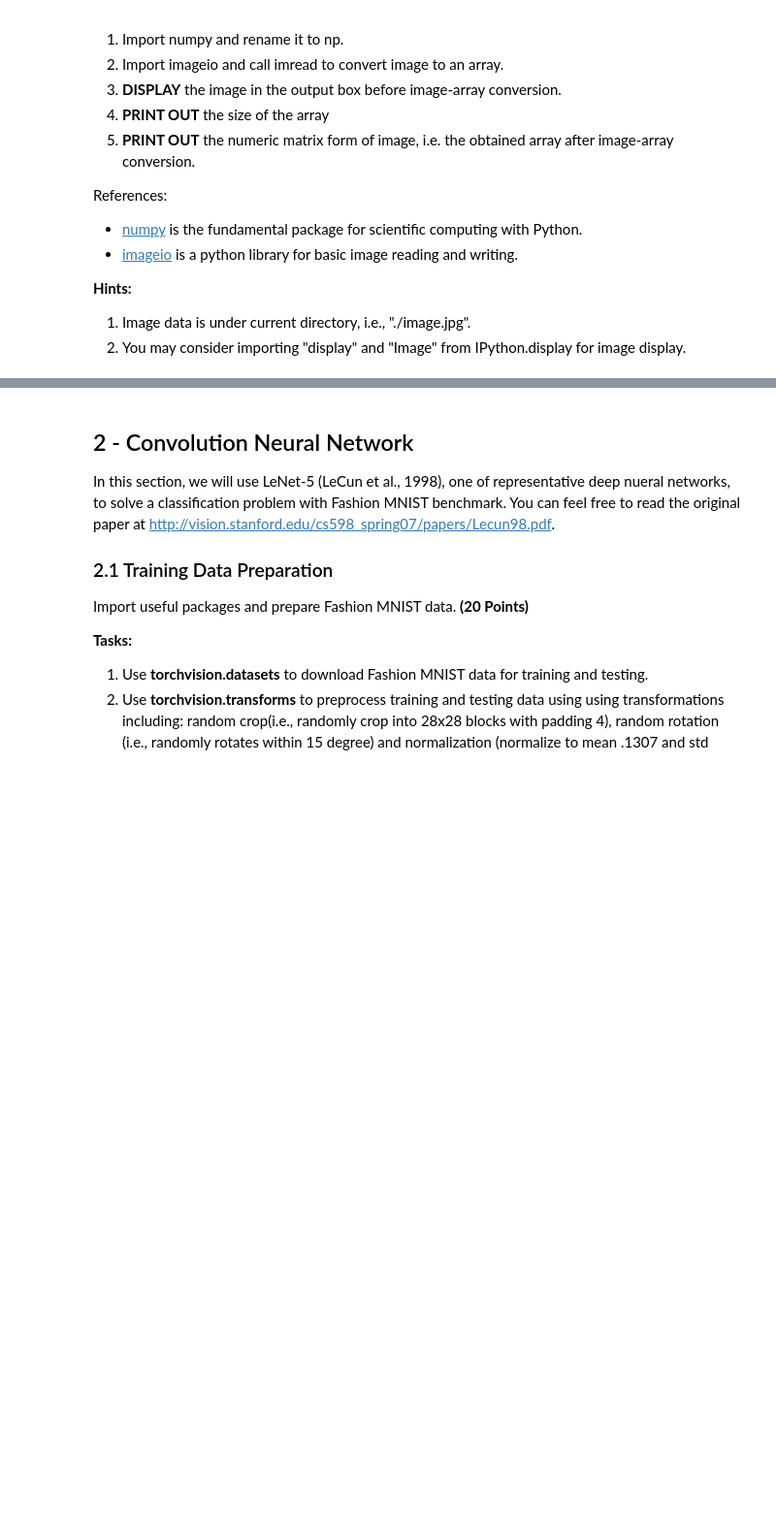
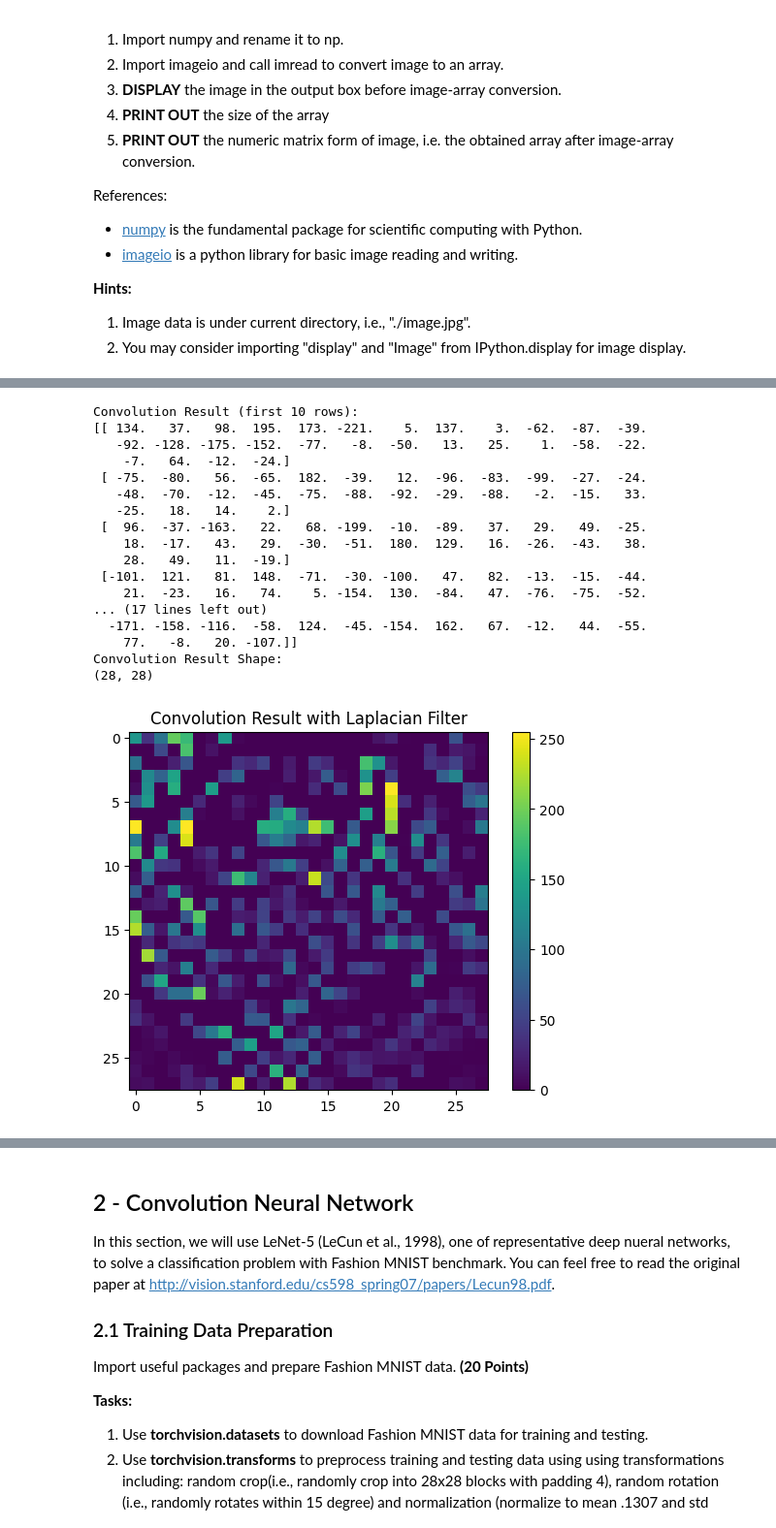
Before and after one commit to j21j/CAP4630, a Jupyter notebook: HW3/CAP4630_HW3_Jones.ipynb, the cells around one changed output, grey strips where cells are left out. Shown at 97% size. Saved outputs shown, nothing was run; the diff lists cells and outputs as text; code cells hidden in the pictures; blank space fills up the shorter version.

```diff
--- a/HW3/CAP4630_HW3_Jones.ipynb
+++ b/HW3/CAP4630_HW3_Jones.ipynb
@@ -81,22 +105,63 @@ Process the obtained array from the image with convolution operation. **(20 Poin
 # %%
 # 1.2 Implementation of Convolution Filter
 
 ######## Convolution with Laplacian Filter ##################
 
 # 1. Prepare a 3X3 Laplacian kernel (aka Laplacial filter) with array as convolution filter.
-
+laplacian_kernel = np.array([[0, 1, 0],
+                             [1, -4, 1],
+                             [0, 1, 0]])
 
 # 2. Conduct convolution on image with prepared kernel.
+# prep for convolution
+img_height, img_width = img_matrix.shape[:2] # get dimensions of og image
+output_height = img_height - 2
+output_width = img_width - 2
+convolution_result = np.zeros((output_height, output_width))
 
+# conduct convolution
+for i in range(1, img_height - 1):
+    for j in range(1, img_width - 1):
+        # Extract 3x3 region from image
+        region = img_matrix[i-1:i+2, j-1:j+2]
+        # Apply element-wise multiplication and sum the result
+        convolution_value = np.sum(region * laplacian_kernel)
+        convolution_result[i-1, j-1] = convolution_value
 
 # 3. PRINT OUT convolution result for first ten rows.
-
+print("Convolution Result (first 10 rows):")
+print(convolution_result[:10])
 
 # 4. PRINT OUT the shape of the convolution result.
+print("Convolution Result Shape:")
+print(convolution_result.shape)
 
 
 # 5. DISPLAY convolution result as image with matplotlib. (Don't worry about the value <0 or >255.
 # Scaling process will be conducted in imshow function to make sure valid display.)
+plt.imshow(convolution_result, vmin=0, vmax=255)
+plt.title("Convolution Result with Laplacian Filter")
+plt.colorbar()
+plt.show()
+# %% [output]
+Convolution Result (first 10 rows):
+[[ 134.   37.   98.  195.  173. -221.    5.  137.    3.  -62.  -87.  -39.
+   -92. -128. -175. -152.  -77.   -8.  -50.   13.   25.    1.  -58.  -22.
+    -7.   64.  -12.  -24.]
+ [ -75.  -80.   56.  -65.  182.  -39.   12.  -96.  -83.  -99.  -27.  -24.
+   -48.  -70.  -12.  -45.  -75.  -88.  -92.  -29.  -88.   -2.  -15.   33.
+   -25.   18.   14.    2.]
+ [  96.  -37. -163.   22.   68. -199.  -10.  -89.   37.   29.   49.  -25.
+    18.  -17.   43.   29.  -30.  -51.  180.  129.   16.  -26.  -43.   38.
+    28.   49.   11.  -19.]
+ [-101.  121.   81.  148.  -71.  -30. -100.   47.   82.  -13.  -15.  -44.
+    21.  -23.   16.   74.    5. -154.  130.  -84.   47.  -76.  -75.  -52.
+... (17 lines left out)
+  -171. -158. -116.  -58.  124.  -45. -154.  162.   67.  -12.   44.  -55.
+    77.   -8.   20. -107.]]
+Convolution Result Shape:
+(28, 28)
+[figure, added]
 # %% [markdown]
 ### 1.3 Modification on Convolution Scheme
 
```
Also changed, not shown: parts of 1 cell of this notebook.
